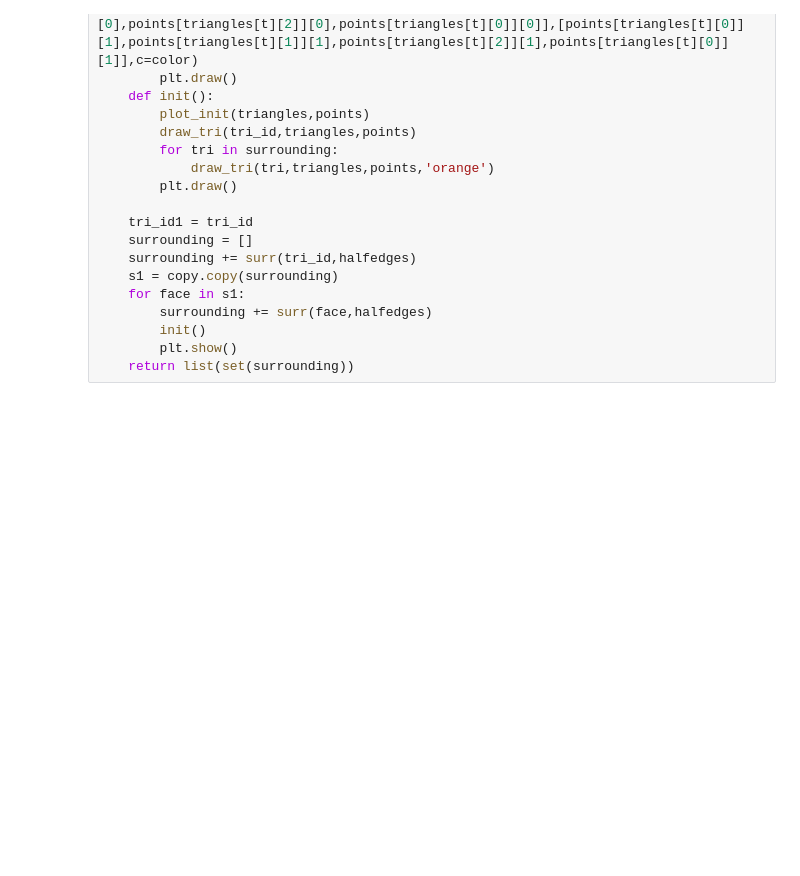
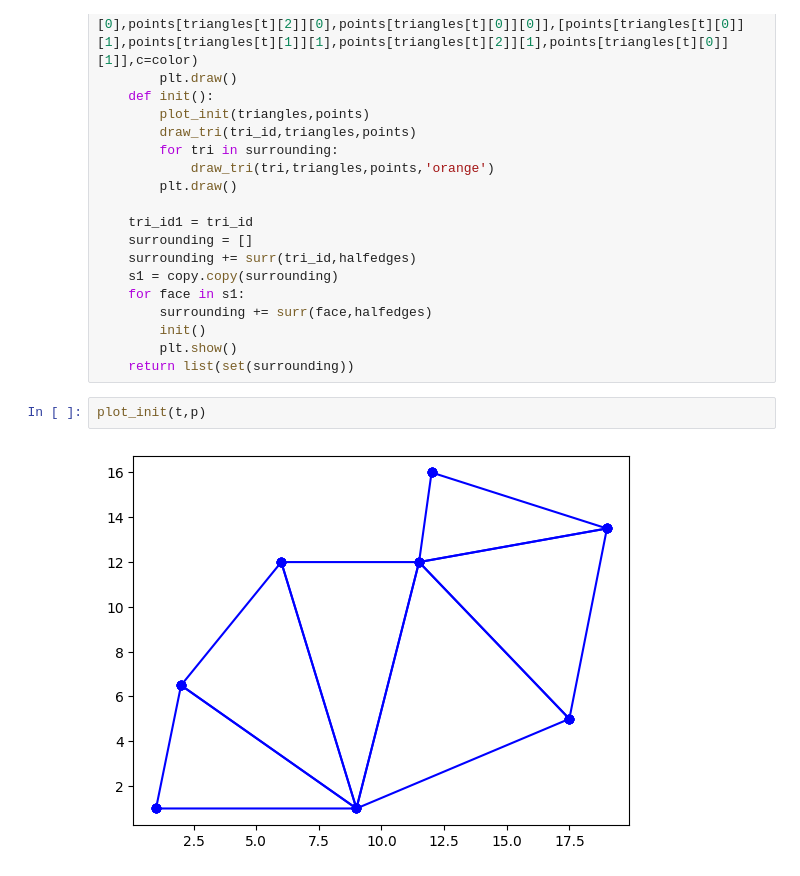
Before and after one commit to htulacz/GeoProj, a Jupyter notebook: halfedge.ipynb, the cells around one changed output. Saved outputs shown, nothing was run; the diff lists cells and outputs as text; blank space fills up the shorter version.

```diff
--- a/halfedge.ipynb
+++ b/halfedge.ipynb
@@ -560,6 +590,10 @@ def triangle_surroundings_halfedge_vis(tri_id, halfedges,triangles,points):
         init()
         plt.show()
     return list(set(surrounding))
+# %%
+plot_init(t,p)
+# %% [output]
+[figure, added]
 # %%
 # find_triangle_halfedge_vis(he,(13,5),p,t,0)
 # apex_surroundings_basic_vis(0,p,con,t)
```
Also changed, not shown: parts of 11 cells of this notebook, 1 other file.
